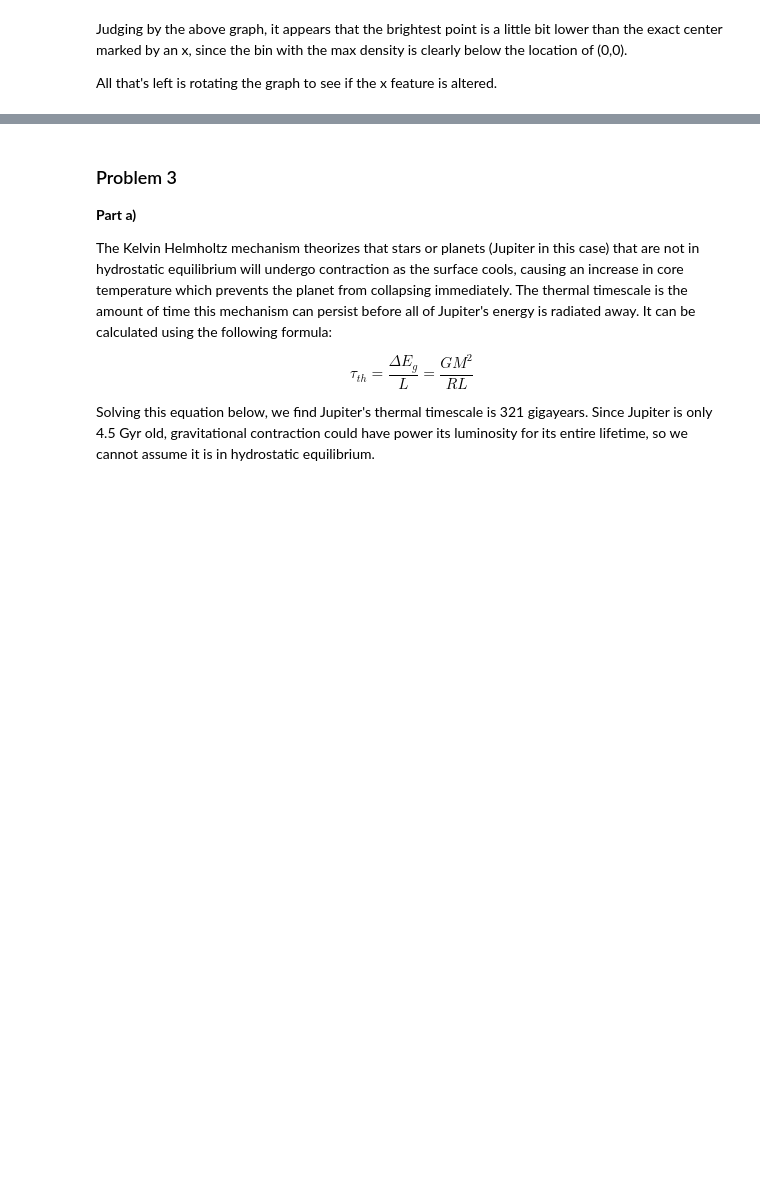
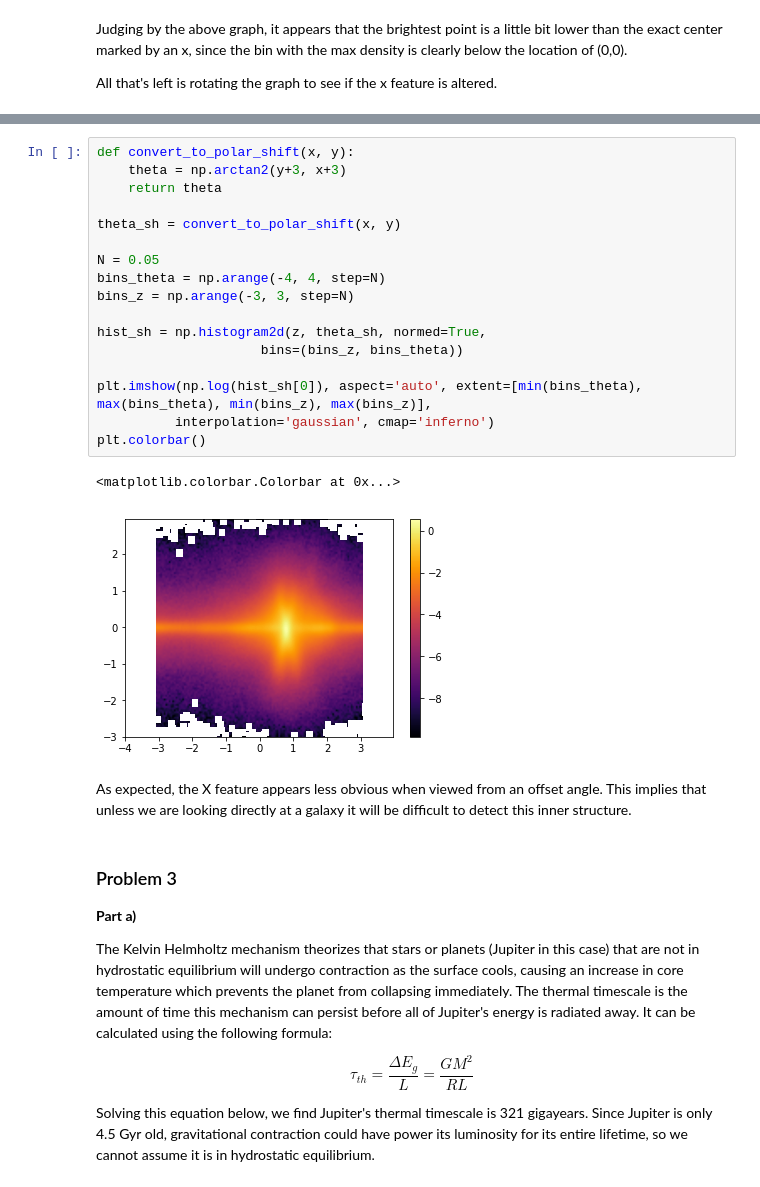
Before and after one commit to yasmeenasali/Modern_Stellar_Astrophysics, a Jupyter notebook: Documents/Modern Stellar Astrophysics/git-projects/Homework 2.ipynb, the cells around one changed output, grey strips where cells are left out. Saved outputs shown, nothing was run; the diff lists cells and outputs as text; blank space fills up the shorter version.

```diff
--- a/Documents/Modern Stellar Astrophysics/git-projects/Homework 2.ipynb
+++ b/Documents/Modern Stellar Astrophysics/git-projects/Homework 2.ipynb
@@ -200,3 +220,25 @@ All that's left is rotating the graph to see if the x feature is altered.
+# %%
+def convert_to_polar_shift(x, y):
+    theta = np.arctan2(y+3, x+3)
+    return theta
+
+theta_sh = convert_to_polar_shift(x, y)
+
+N = 0.05
+bins_theta = np.arange(-4, 4, step=N)
+bins_z = np.arange(-3, 3, step=N)
+
+hist_sh = np.histogram2d(z, theta_sh, normed=True,
+                     bins=(bins_z, bins_theta))
+
+plt.imshow(np.log(hist_sh[0]), aspect='auto', extent=[min(bins_theta), max(bins_theta), min(bins_z), max(bins_z)],
+          interpolation='gaussian', cmap='inferno')
+plt.colorbar()
+# %% [output]
+<matplotlib.colorbar.Colorbar at 0x...>
+[figure, added]
+# %% [markdown]
+As expected, the X feature appears less obvious when viewed from an offset angle. This implies that unless we are looking directly at a galaxy it will be difficult to detect this inner structure.
 # %% [markdown]
 ### Problem 3
 
```
Also changed, not shown: parts of 2 cells of this notebook.
